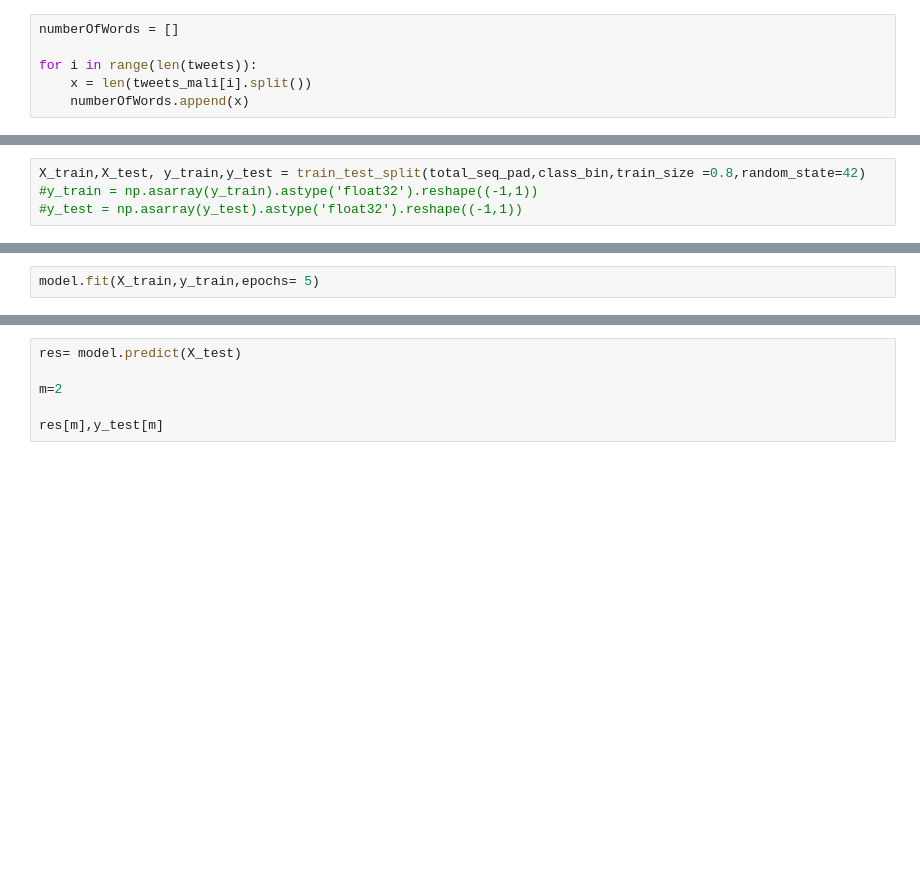
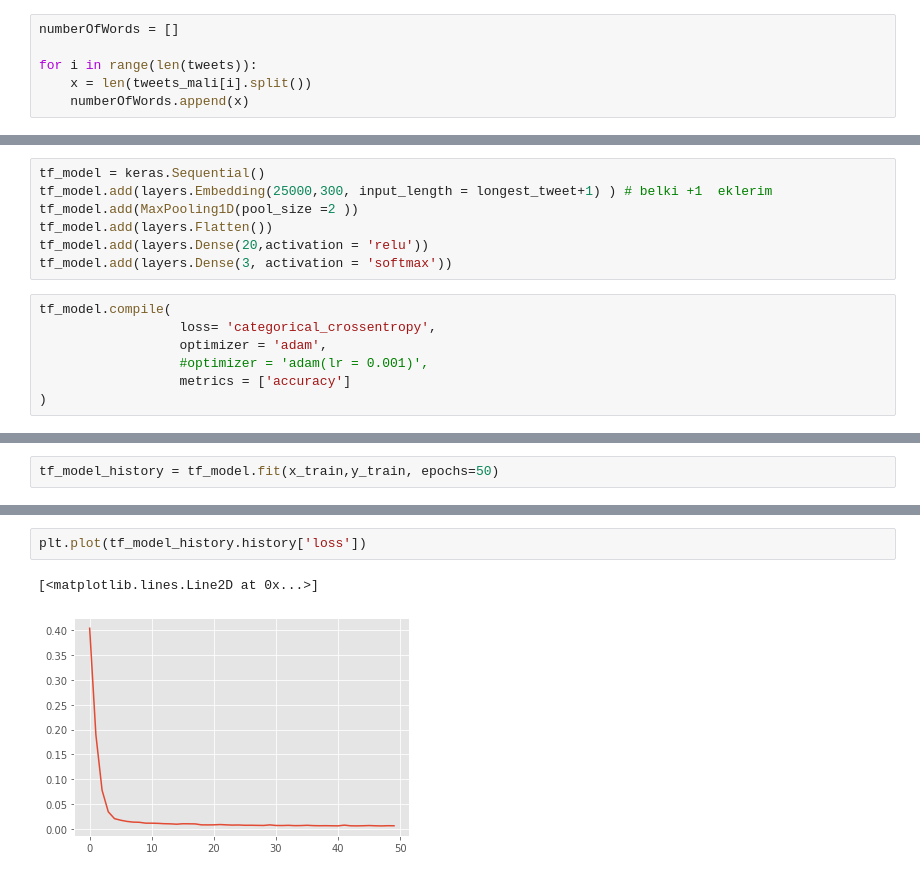
Before and after one commit to malinphy/hate_speech, a Jupyter notebook: hate_speech_malp.ipynb, the cells around one changed output, grey strips where cells are left out. Drawn from its saved outputs; the diff is of its cells as text; blank space fills up the shorter version.

```diff
--- a/hate_speech_malp.ipynb
+++ b/hate_speech_malp.ipynb
@@ -164,5 +206 @@ array([[0, 0, 1],
-# %%
-X_train,X_test, y_train,y_test = train_test_split(total_seq_pad,class_bin,train_size =0.8,random_state=42)
-#y_train = np.asarray(y_train).astype('float32').reshape((-1,1))
-#y_test = np.asarray(y_test).astype('float32').reshape((-1,1))
 # %%
@@ -187,0 +210,14 @@ model.compile(loss= 'hinge',
+# %%
+tf_model = keras.Sequential()
+tf_model.add(layers.Embedding(25000,300, input_length = longest_tweet+1) ) # belki +1  eklerim
+tf_model.add(MaxPooling1D(pool_size =2 ))
+tf_model.add(layers.Flatten())
+tf_model.add(layers.Dense(20,activation = 'relu'))
+tf_model.add(layers.Dense(3, activation = 'softmax'))
+# %%
+tf_model.compile(
+                  loss= 'categorical_crossentropy',
+                  optimizer = 'adam',
+                  #optimizer = 'adam(lr = 0.001)',
+                  metrics = ['accuracy']
+)
@@ -188,3 +245,3 @@ model.compile(loss= 'hinge',
 # %%
-model.fit(X_train,y_train,epochs= 5)
+tf_model_history = tf_model.fit(x_train,y_train, epochs=50)
 # %% [output]
@@ -193,6 +265,5 @@ ValueError: ignored
-# %%
-res= model.predict(X_test)
-
-m=2
-
-res[m],y_test[m]
+# %%
+plt.plot(tf_model_history.history['loss'])
+# %% [output]
+[<matplotlib.lines.Line2D at 0x...>]
+[figure, added]
```
Also changed, not shown: parts of 27 cells of this notebook.
